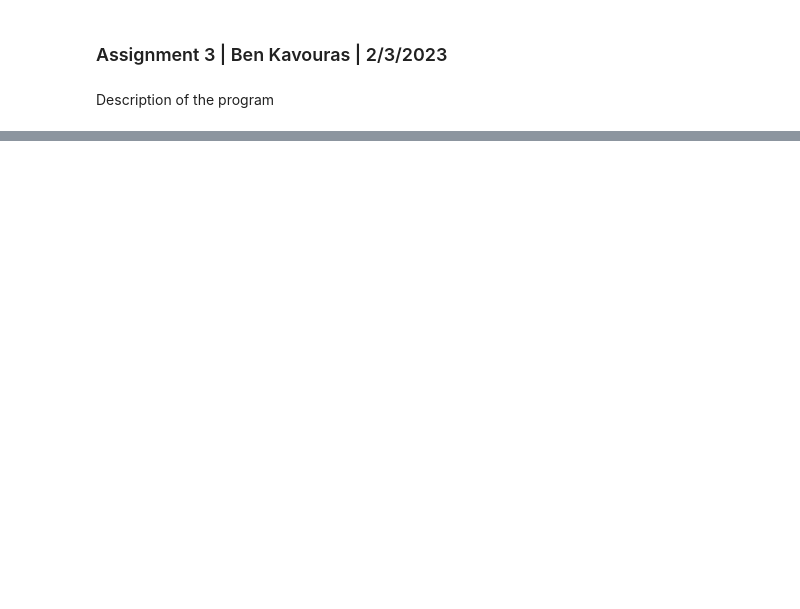
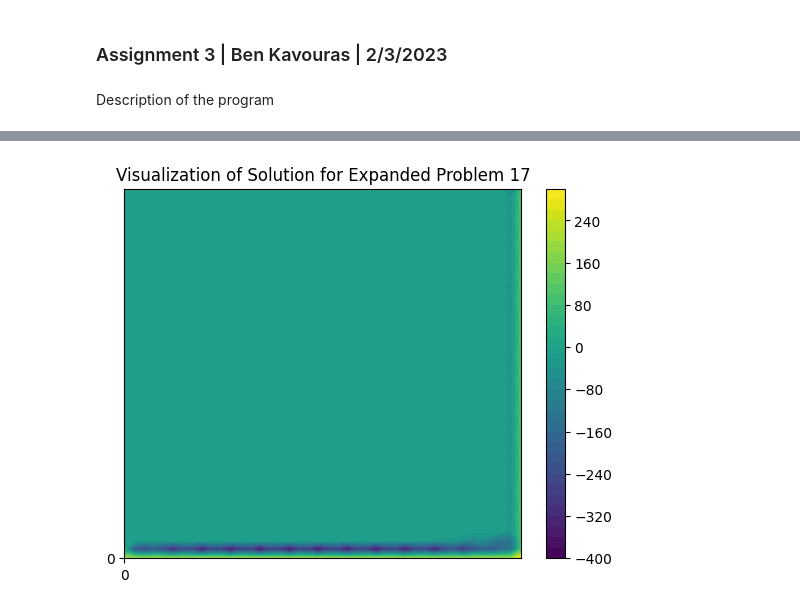
Before and after one commit to kavourbm/Aerospace-Computing, a Jupyter notebook: AEEM2058_Benjamin_Kavouras_HW3.ipynb, the cells around one changed output, grey strips where cells are left out. Saved outputs shown, nothing was run; the diff lists cells and outputs as text; code cells hidden in the pictures; blank space fills up the shorter version.

```diff
--- a/AEEM2058_Benjamin_Kavouras_HW3.ipynb
+++ b/AEEM2058_Benjamin_Kavouras_HW3.ipynb
@@ -174,0 +253,23 @@ b3[8] = -300
+# %%
+a3big = np.zeros((1600,1600))
+for i in range(len(a3big)):
+    a3big[i,i] = -4
+    if i < 1599:
+        a3big[i,i+1] = 1
+    if i > 0:
+        a3big[i,i-1] = 1
+    if i > 2:
+        a3big[i,i-3] = 1
+    if i < 1597:
+        a3big[i,i+3] = 1
+    if (i+1)%3 == 0 and i < 1599:
+       a3big[i,i+1] = 0
+    if (i)%3 == 0 and i > 0:
+        a3big[i,i-1] = 0
+b3big = np.zeros(1600)
+for i in range(len(b3big)):
+    if i > 1599-40:
+        b3big[i] = -200
+    elif (i+1)%40 == 0:
+        b3big[i] = -100
+b3big[1599] = -300
@@ -174,0 +305,22 @@ b3[8] = -300
+# %%
+x = np.linspace(0,42,42)
+y = np.linspace(42,0,42)
+X,Y = np.meshgrid(x,y)
+
+plt.subplots()
+plt.contourf(X,Y,solve3a_2d2,levels=40)
+
+ticks = np.linspace(0,42,1)
+
+plt.title("Visualization of Solution for Expanded Problem 17")
+
+plt.xticks(ticks)
+plt.yticks(ticks)
+
+flip3a2 = np.fliplr(solve3a_2d2)
+
+#plt.grid()
+plt.colorbar()
+plt.show()
+# %% [output]
+[figure, added]
```
Also changed, not shown: parts of 7 cells of this notebook, 1 other file.
